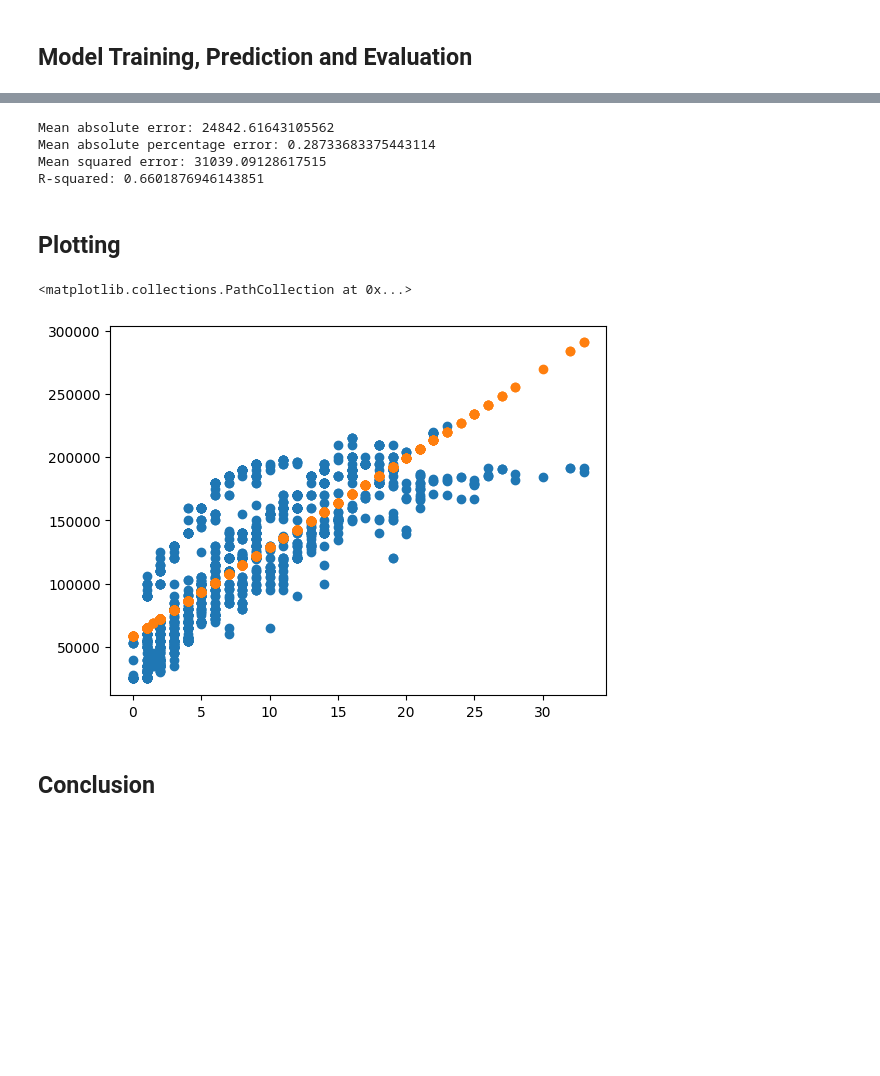
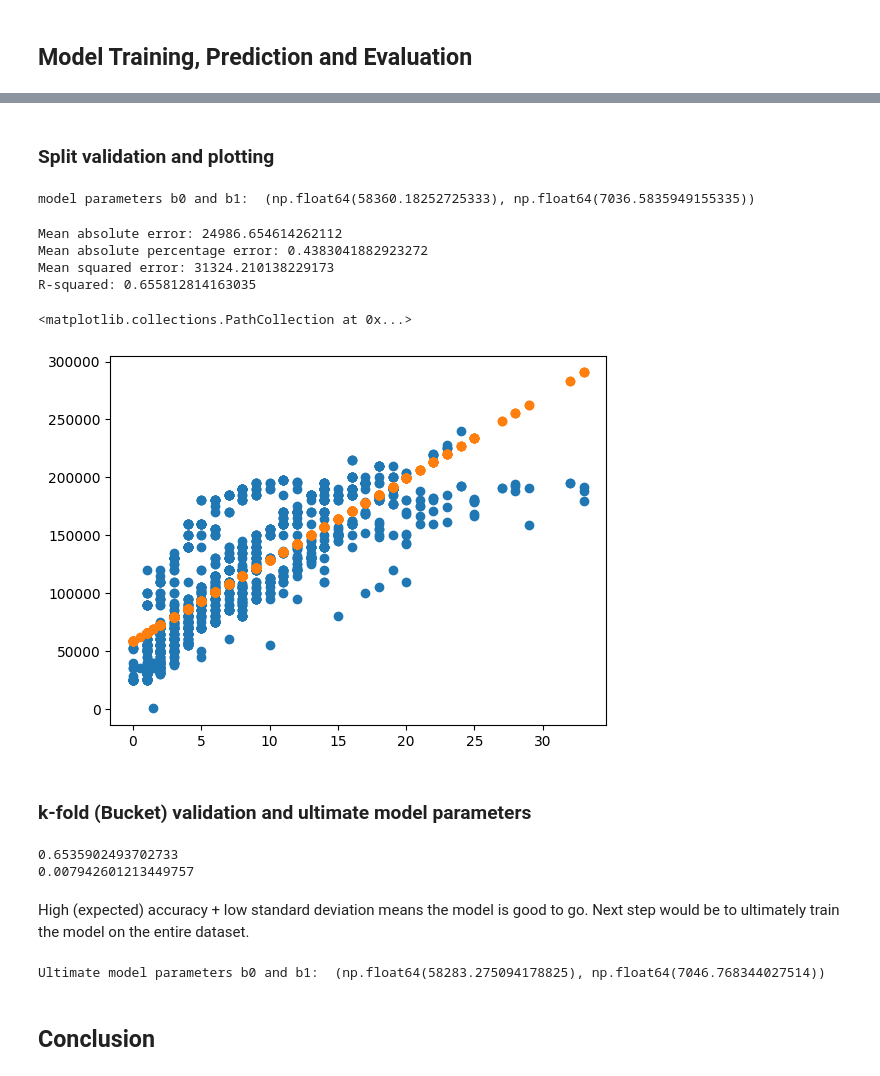
Before and after one commit to Gerum-Berhanu/linear-regression, a Jupyter notebook: salary.ipynb, the cells around one changed output, grey strips where cells are left out. Drawn from its saved outputs; the diff is of its cells as text; code cells hidden in the pictures; blank space fills up the shorter version.

Commit message:
phase completion of implementing k-fold validation

```diff
--- a/salary.ipynb
+++ b/salary.ipynb
@@ -67,13 +115,10 @@ Even though our original dataframe seems random, it's a good habit to randomize
 stat_kit = StatKit()
 model_kit = ModelKit()
 # %%
-X_train, X_test, y_train, y_test = model_kit.split_dataset(X, y, 0.8)
+Xs_train, Xs_test, ys_train, ys_test = model_kit.split_dataset(X, y, 0.8)
 # %%
 buckets = model_kit.bucket_dataset(X, y, 5)
 # %% [markdown]
 ## Model Training, Prediction and Evaluation
 # %%
-simple_model = SimpleLinearRegression()
-simple_model.train(X, y)
-
-print("model parameters b0 and b1: ", simple_model.get_params())
+model = SimpleLinearRegression()
@@ -109,20 +125,28 @@ accuracy_list
+# %% [markdown]
+### Split validation and plotting
+# %%
+model.train(Xs_train, ys_train)
+
+print("model parameters b0 and b1: ", model.params())
+# %% [output]
+model parameters b0 and b1:  (np.float64(58360.18252725333), np.float64(7036.5835949155335))
 # %%
-y_pred = simple_model.predict(X_test)
+ys_pred = model.predict(Xs_test)
 # %%
-print("Mean absolute error:", model_kit.mean_absolute_error(y_pred, y_test))
-print("Mean absolute percentage error:", model_kit.mean_absolute_percentage_error(y_pred, y_test))
-print("Mean squared error:", model_kit.root_mean_squared_error(y_pred, y_test))
-print("R-squared:", model_kit.r_squared(y_pred, y_test))
+print("Mean absolute error:", model_kit.mean_absolute_error(ys_pred, ys_test))
+print("Mean absolute percentage error:", model_kit.mean_absolute_percentage_error(ys_pred, ys_test))
+print("Mean squared error:", model_kit.root_mean_squared_error(ys_pred, ys_test))
+print("R-squared:", model_kit.r_squared(ys_pred, ys_test))
 # %% [output]
-Mean absolute error: 24842.61643105562
-Mean absolute percentage error: 0.28733683375443114
-Mean squared error: 31039.09128617515
-R-squared: 0.6601876946143851
+Mean absolute error: 24986.654614262112
+Mean absolute percentage error: 0.4383041882923272
+Mean squared error: 31324.210138229173
+R-squared: 0.655812814163035
-# %% [markdown]
-## Plotting
 # %%
-plt.scatter(X_test, y_test) # type: ignore[call-arg]
-plt.scatter(X_test, y_pred) # type: ignore[call-arg]
+plt.scatter(Xs_test, ys_test) # type: ignore[call-arg]
+plt.scatter(Xs_test, ys_pred) # type: ignore[call-arg]
 # %% [output]
 <matplotlib.collections.PathCollection at 0x...>
-[figure, old version]
+[figure, new version]
+# %% [markdown]
+### k-fold (Bucket) validation and ultimate model parameters
@@ -129,3 +173,17 @@ plt.scatter(X_test, y_pred) # type: ignore[call-arg]
+# %%
+print(stat_kit.mean(accuracy_array))
+print(stat_kit.std(accuracy_array))
+# %% [output]
+0.6535902493702733
+0.007942601213449757
+# %% [markdown]
+High (expected) accuracy + low standard deviation means the model is good to go. Next step would be to ultimately train the model on the entire dataset.
+# %%
+model.train(X, y)
+b0, b1 = model.params()
+print("Ultimate model parameters b0 and b1: ", model.params())
+# %% [output]
+Ultimate model parameters b0 and b1:  (np.float64(58283.275094178825), np.float64(7046.768344027514))
 # %% [markdown]
 ## Conclusion
 # %% [markdown]
```
Also changed, not shown: parts of 21 cells of this notebook, 1 other file.
